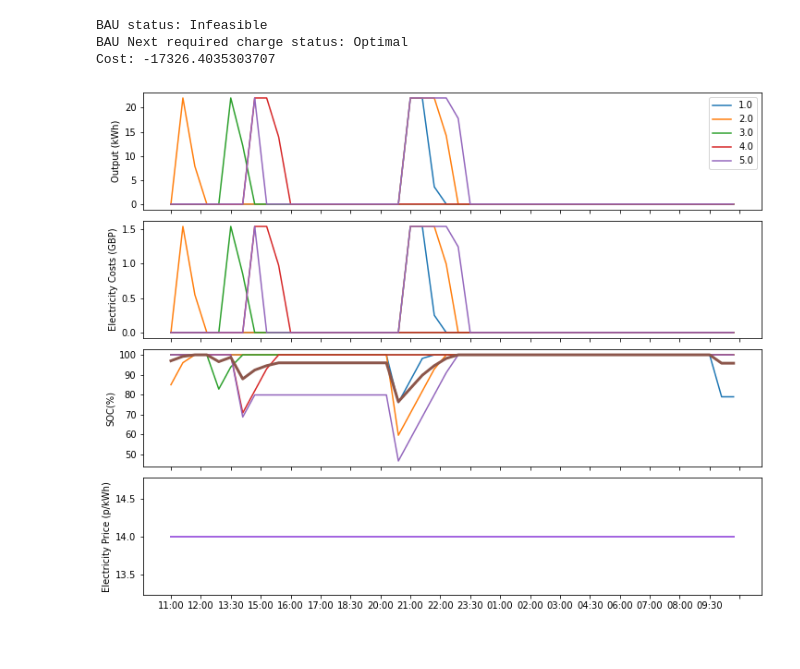
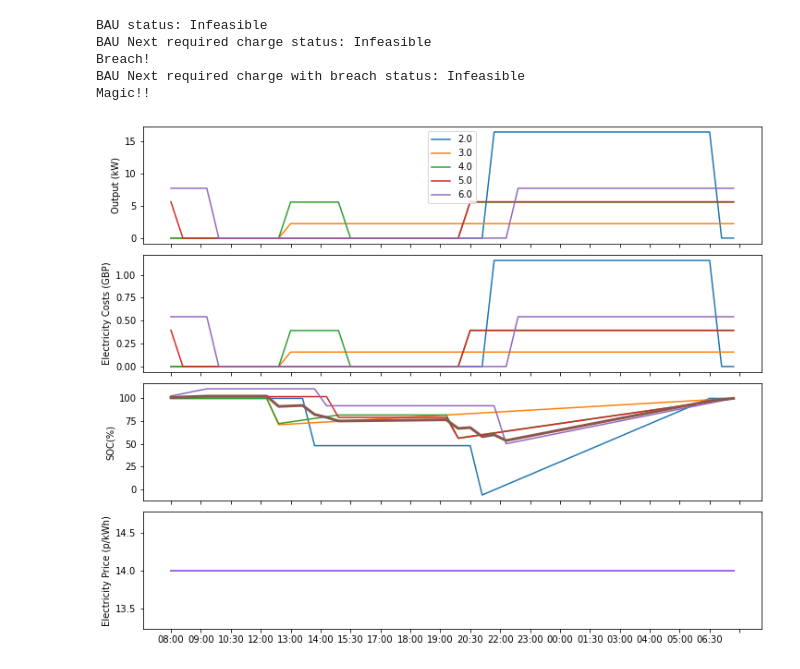
Before and after one commit to SGKFPS/smart_charger, a Jupyter notebook: JLPcharging.ipynb, the cells around one changed output. Cells and saved outputs as stored; diff of their text form; code cells hidden in the pictures.

```diff
--- a/JLPcharging.ipynb
+++ b/JLPcharging.ipynb
@@ -24,8 +24,8 @@ import plotly.graph_objects as go
 import plotly.io as pio
 import os
 # %%
-run = 17
-branch = 211
+run = 25
+branch = 457
 ca = 'BAU'
 site_capacity = {
         'BAU': 10000}
@@ -37,7 +37,8 @@ empty_profs = pickle.load(open(
     'Outputs/LogsJLP/empty_profiles'.format(run), 'rb'))
 
 veh_agg = range_profile.groupby(['date','Vehicle_ID']).sum()
-veh_agg.loc[dt.datetime(2020,8,8)]
+
 day_profile2 = range_profile.loc[
-    dt.datetime(2020,8,8,10,0,0):dt.datetime(2020,8,9,10,30,0)]
+    dt.datetime(2020,4,30,8,0,0):dt.datetime(2020,5,1,8,0,0)]
 empty_profile = empty_profs[branch]
+days_summary[days_summary['Level_BAU']=='Magic']
@@ -62,7 +83,7 @@ for v in empty_profile.index.get_level_values('Vehicle_ID').unique():
     req_energy.loc[(last_day,v),'Battery_Use'] = 0
 req_energy['Full_Use'] = -battery_cap
 req_energy['Req_Battery'] = req_energy[['Battery_Use','Full_Use']].max(axis=1)
-day = dt.datetime(2020,9,7)
+day = dt.datetime(2020,4,30)
 day_profile = pf.create_daily_schedule(empty_profile, day)
 next_req = req_energy.loc[(day+dt.timedelta(days=1),slice(None)),'Req_Battery'].droplevel(level=0)
 initial_rel_charge = pd.Series(
@@ -102,8 +123,10 @@ for vehicle in vehicles:
         )*100/battery_cap
 # %% [output]
 BAU status: Infeasible
-BAU Next required charge status: Optimal
-Cost: -17326.4035303707
+BAU Next required charge status: Infeasible
+Breach!
+BAU Next required charge with breach status: Infeasible
+Magic!!
 # %%
 fig, axs = plt.subplots(
     4,
@@ -120,32 +143,32 @@ axs[0].plot(
 axs[0].legend(range_profile.unstack()[cols['OUTPUT'][ca]].columns)
 # axs[0].plot(
 #     x,
 #     range_profile[cols['OUTPUT'][ca]].groupby('from').sum()*2, linewidth=3)
-axs[0].set_ylabel('Output (kWh)')
+axs[0].set_ylabel('Output (kW)')
 
 axs[1].plot(
     x,
     range_profile.unstack()[cols['ECOST'][ca]]/100)
 # axs[1].plot(
 #     x,
 #     range_profile[cols['ECOST'][ca]].groupby('from').sum()/100, linewidth=3)
 axs[1].set_ylabel('Electricity Costs (GBP)')
 
 axs[2].plot(
     x,
     range_profile.unstack()[cols['SOC'][ca]])
 axs[2].plot(
     x,
     range_profile[cols['SOC'][ca]].groupby('from').mean(), linewidth=3)
 axs[2].set_ylabel('SOC(%)')
 
 axs[3].plot(
     x,
     range_profile.unstack()[cols['PRICE']['opt']],
     color=gv.FPS_PURPLE)
 axs[3].set_ylabel('Electricity Price (p/kWh)')
 for ax in fig.get_axes():
     ax.xaxis.set_major_locator(plt.MaxNLocator(24))
 fig.show()
 # %% [output]
-[figure, old version]
+[figure, new version]
```
Also changed, not shown: parts of 2 cells of this notebook, 8 other files.
